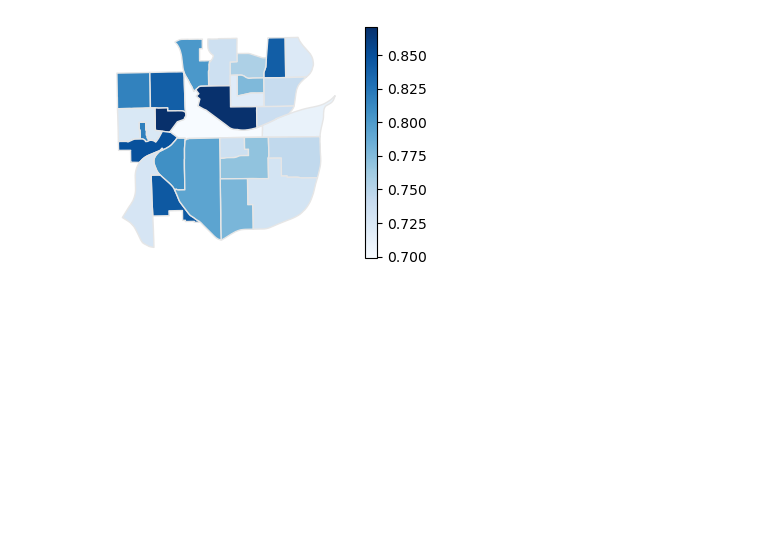
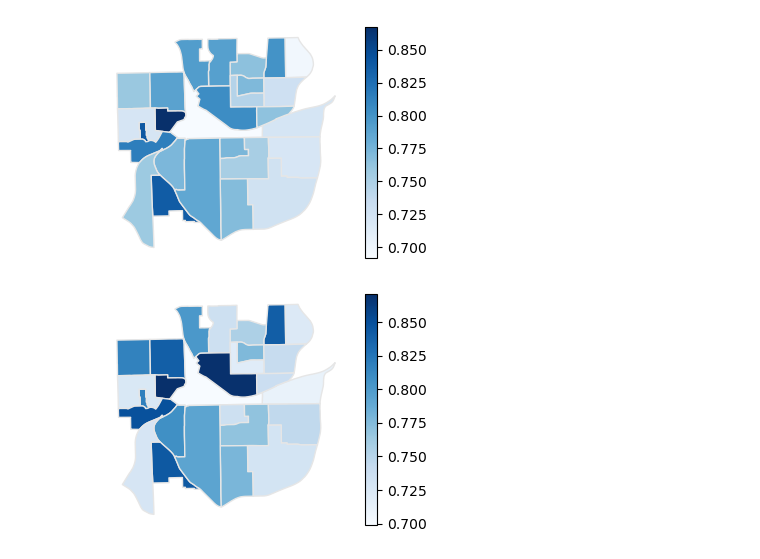
Before and after one commit to RuochenKong/disease-simulator, a Jupyter notebook: examples/logs/plotMap.ipynb, the cells around one changed output. Cells and saved outputs as stored; diff of their text form; code cells hidden in the pictures; blank space fills up the shorter version.

```diff
--- a/examples/logs/plotMap.ipynb
+++ b/examples/logs/plotMap.ipynb
@@ -116,6 +149,20 @@ generat_plot('atl-50', 'atlanta','% Race', 'atl', 'race_50-50.png')
 # %%
 generat_plot('atl-80', 'atlanta','Race Not White', 'atl', 'census_race_rev.png')
 generat_plot('atl-80', 'atlanta','Female', 'atl', 'census_female.png')
+# %%
+_,geo80 = process_raw_data_files('atl-80', 'atlanta')
+_,geo70 = process_raw_data_files('atl-70', 'atlanta')
+_,geo60 = process_raw_data_files('atl-60', 'atlanta')
+_,geo50 = process_raw_data_files('atl-50', 'atlanta')
+
+
+geo80['avg comp'] = (geo80['% Component'] + geo70['% Component'] + geo60['% Component'] + geo50['% Component'])/4
+fig, ax = plt.subplots(1, figsize=(5,3))
+geo80.plot(column='avg comp', cmap='Blues', linewidth=1, ax=ax, edgecolor='0.9', legend=True)
+ax.axis('off')
+fig.savefig('../viz/atl/multivariate.png', bbox_inches='tight')
+# %% [output]
+[figure, added]
 # %%
 generat_plot('atl-80', 'atlanta','% Component', 'atl', 'multivariate.png', False)
 generat_plot('atl-70', 'atlanta','% Component', 'atl', 'multivariate.png', False)
```
Also changed, not shown: parts of 4 cells of this notebook, 35 other files.
